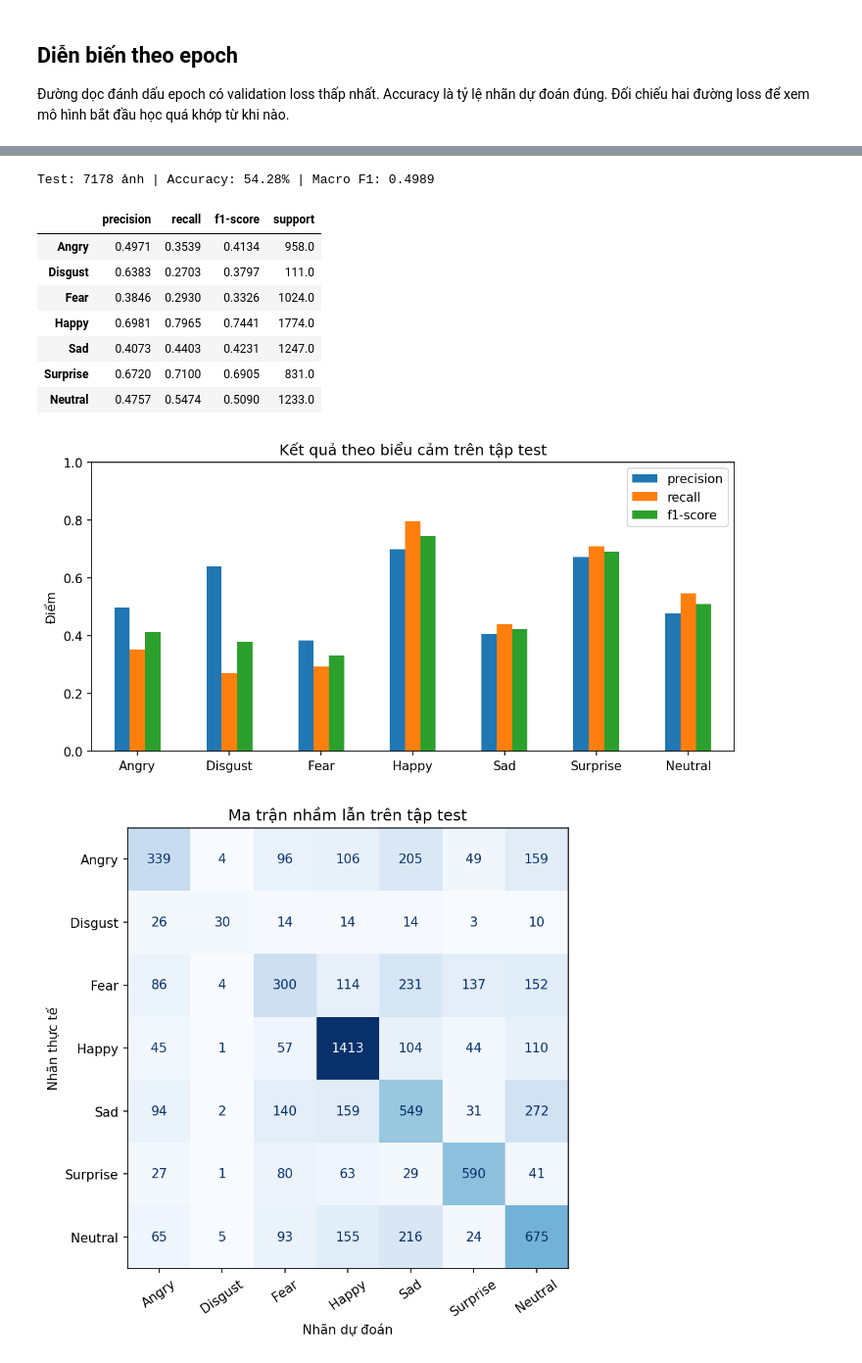
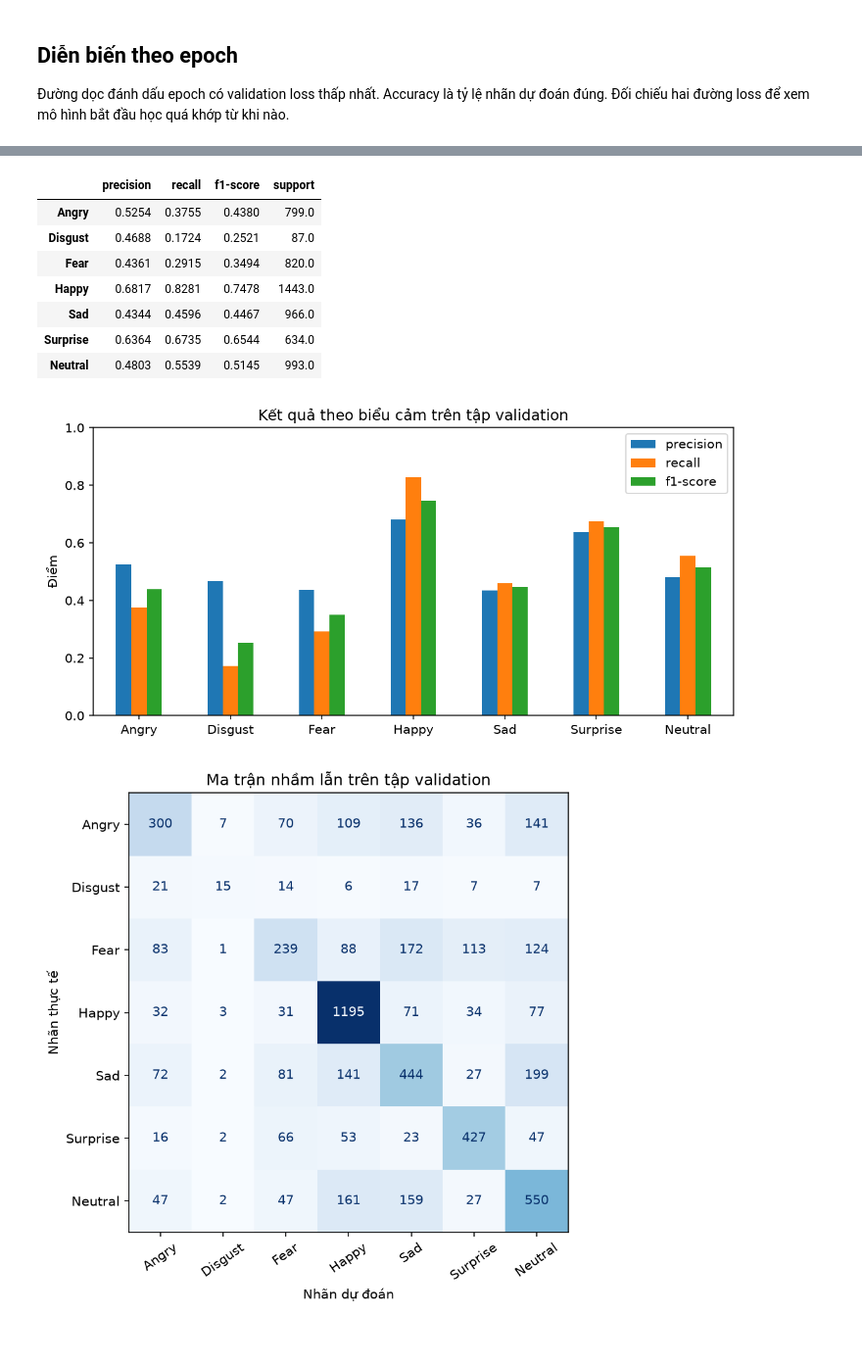
Before and after one commit to Cgtho/DeepLearning_Group, a Jupyter notebook: BTL02/notebooks/02_baseline_cnn.ipynb, the cells around one changed output, grey strips where cells are left out. Shown at 98% size. Drawn from its saved outputs; the diff is of its cells as text; code cells hidden in the pictures.

```diff
--- a/BTL02/notebooks/02_baseline_cnn.ipynb
+++ b/BTL02/notebooks/02_baseline_cnn.ipynb
@@ -72,15 +72,28 @@ Số tham số có thể huấn luyện: 683,527
 # %%
 TRAIN_AGAIN = False
-run = project / "results/EXP001_Baseline/20261119_210009_727860"
+run = project / "results/EXP001_Baseline/20261120_122107_175923"
 if TRAIN_AGAIN:
     run = run_experiment()
-    evaluate_checkpoint(run, project / "data", 64, select_device("auto"), split="validation")
-elif not (run / "evaluation.json").is_file():
-    raise FileNotFoundError(f"Run chưa được đánh giá: {run}. Chạy evaluate.py cho checkpoint trước.")
 
 training = json.loads((run / "training.json").read_text(encoding="utf-8"))
 history = pd.read_csv(run / "history.csv")
-print(f"Thư mục: {run.name} | Thiết bị: {training['hardware']}")
+evaluation_path = run / "evaluation.json"
+if evaluation_path.is_file():
+    saved_evaluation = json.loads(evaluation_path.read_text(encoding="utf-8"))
+else:
+    saved_evaluation = None
+if saved_evaluation is None or saved_evaluation.get("split") != "validation":
+    validation_results = evaluate_checkpoint(
+        run, project / "data", 64, select_device("auto"), split="validation"
+    )
+else:
+    validation_results = saved_evaluation
+
+print(f"Run: {run.name} | Thiết bị: {training['hardware']}")
 print(f"Thời gian huấn luyện: {training['training_seconds']:.1f} giây")
+print(f"Epoch tốt nhất theo validation loss: {training['best_epoch']}")
+print(f"Validation: {validation_results['samples']} ảnh | "
+      f"Accuracy: {validation_results['accuracy']:.2%} | "
+      f"Macro F1: {validation_results['macro_f1']:.4f}")
 display(history.loc[history.epoch == training["best_epoch"]])
 # %% [output]
@@ -105,19 +121,16 @@ Macro F1 là trung bình F1 của bảy lớp, mỗi lớp có trọng số bằ
 # %%
-results = json.loads((run / "evaluation.json").read_text(encoding="utf-8"))
-print(f"Test: {results['samples']} ảnh | Accuracy: {results['accuracy']:.2%} | Macro F1: {results['macro_f1']:.4f}")
-display(pd.DataFrame(results["per_class"]).T.round(4))
+display(pd.DataFrame(validation_results["per_class"]).T.round(4))
 for name in ("per_class", "confusion_matrix"):
     display(Image(filename=str(run / f"{name}.png"), width=720))
 # %% [output]
-Test: 7178 ảnh | Accuracy: 54.28% | Macro F1: 0.4989
 |  | precision | recall | f1-score | support |
-| Angry | 0.4971 | 0.3539 | 0.4134 | 958.0 |
-| Disgust | 0.6383 | 0.2703 | 0.3797 | 111.0 |
-| Fear | 0.3846 | 0.2930 | 0.3326 | 1024.0 |
-| Happy | 0.6981 | 0.7965 | 0.7441 | 1774.0 |
-| Sad | 0.4073 | 0.4403 | 0.4231 | 1247.0 |
-| Surprise | 0.6720 | 0.7100 | 0.6905 | 831.0 |
-| Neutral | 0.4757 | 0.5474 | 0.5090 | 1233.0 |
+| Angry | 0.5254 | 0.3755 | 0.4380 | 799.0 |
+| Disgust | 0.4688 | 0.1724 | 0.2521 | 87.0 |
+| Fear | 0.4361 | 0.2915 | 0.3494 | 820.0 |
+| Happy | 0.6817 | 0.8281 | 0.7478 | 1443.0 |
+| Sad | 0.4344 | 0.4596 | 0.4467 | 966.0 |
+| Surprise | 0.6364 | 0.6735 | 0.6544 | 634.0 |
+| Neutral | 0.4803 | 0.5539 | 0.5145 | 993.0 |
-[figure, old version]
+[figure, new version]
-[figure, old version]
+[figure, new version]
 # %% [markdown]
```
Also changed, not shown: parts of 7 cells of this notebook, 8 other files.
